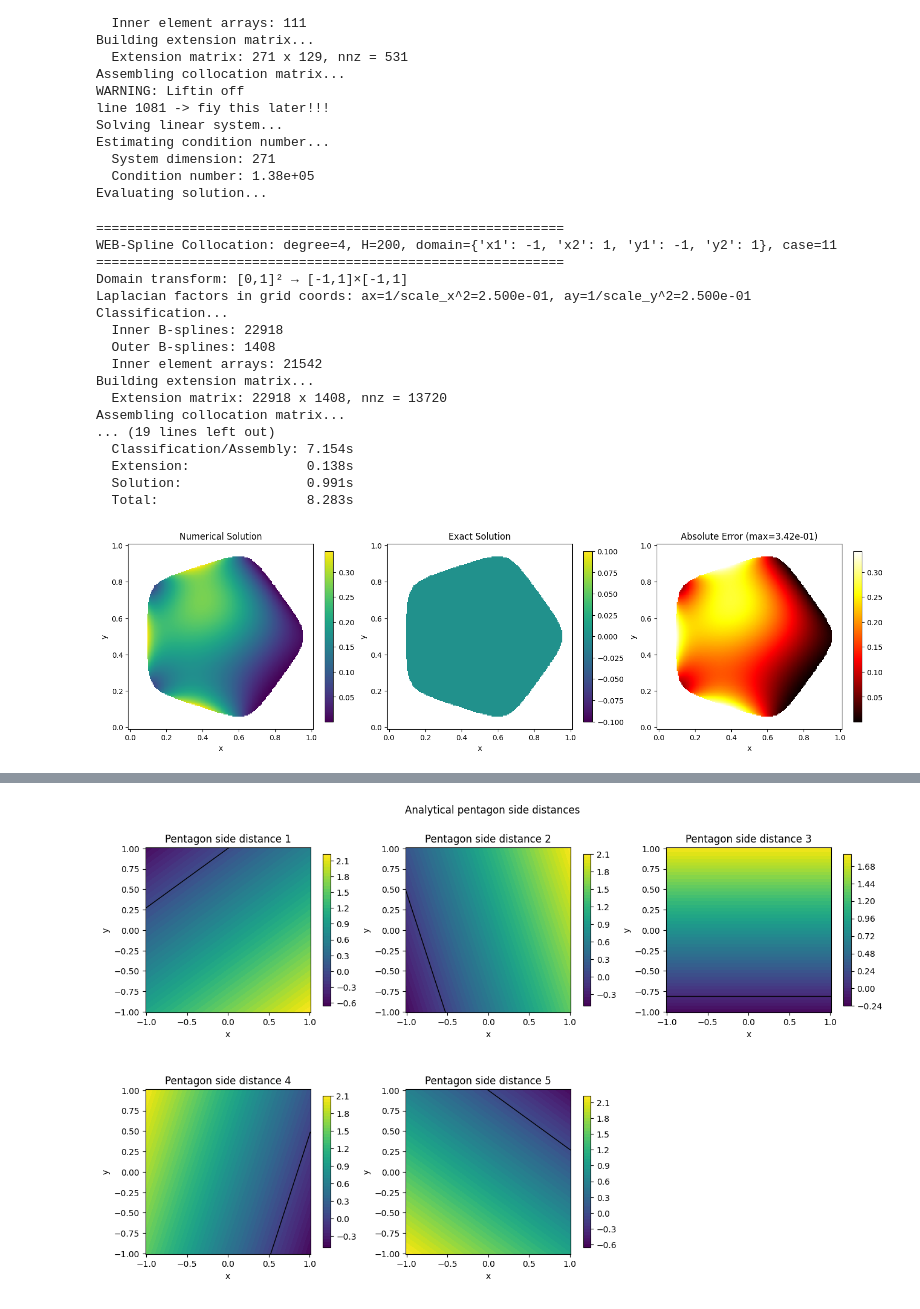
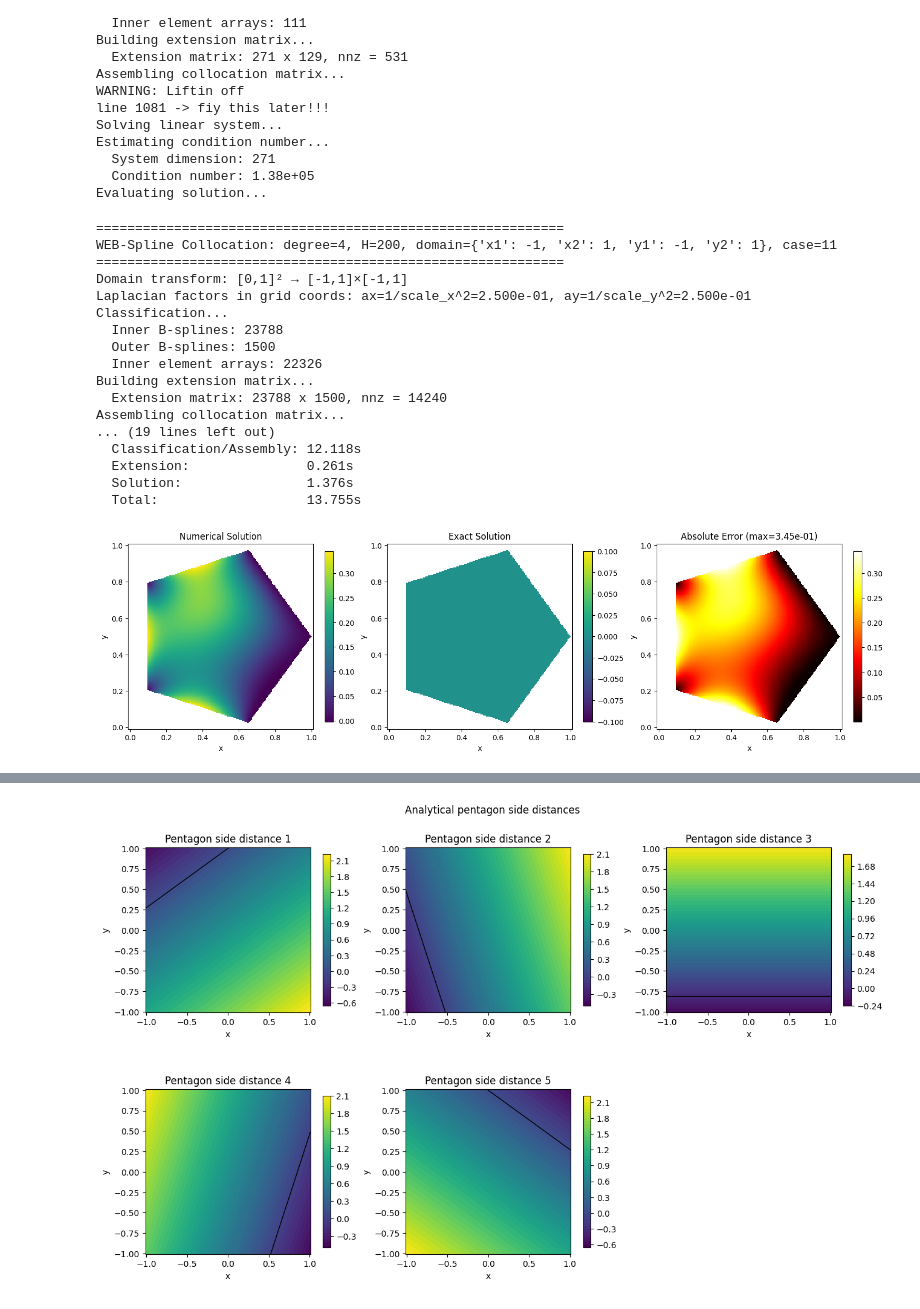
Before and after one commit to csgellert/NeuralIGA, a Jupyter notebook: advanced_neural_iga/advanced_colloc/colloc_results.ipynb, the cells around one changed output, grey strips where cells are left out. Saved outputs shown, nothing was run; the diff lists cells and outputs as text; code cells hidden in the pictures.

```diff
--- a/advanced_neural_iga/advanced_colloc/colloc_results.ipynb
+++ b/advanced_neural_iga/advanced_colloc/colloc_results.ipynb
@@ -104,44 +104,45 @@ importlib.reload(PDE_testcases)
 importlib.reload(Geomertry)
 import inhomogenous_boundary as ihbnd
 importlib.reload(ihbnd)
 
 # Analytical 5-output pentagon distance model.
 # Use the scalar adapter for run_example, and keep the 5-output model for model_ms.
 #model_MS = netdefs.load_test_model("SIREN_pentagon_MSSDF_02", "SIREN", params={"architecture": [2, 256, 256, 256, 5], "w_0": 15, "w_hidden": 30.0})
 model_MS = Geomertry.AnaliticalDistancePentagon_SideDistances(radius=1.0, rotation=0.0)
 #model = ihbnd.sharp_min_distance_function(model_MS)
-model = ihbnd.smooth_min_distance_function(model_MS, alpha=10.0)
-#model = ihbnd.R_func_min(model=model_MS)
+#model = ihbnd.smooth_min_distance_function(model_MS, alpha=10.0)
+#model = ihbnd.sharp_min_distance_function_hollig(model=model_MS, delta = 0.05, gamma= 3)
+model = ihbnd.R_func_min(model=model_MS)
 # Enable return_coefficients=True so we can use the result for pointwise evaluation.
 res = cWEB.run_example(
     model=model,
     n=4,
     H=200,
     function_case=11,
     verbose=True,
     plot_mode='2d',
     return_coefficients=True,
     model_ms=model_MS,
 )
 # %% [output]
 ============================================================
 WEB-Spline Collocation: degree=4, H=200, domain={'x1': -1, 'x2': 1, 'y1': -1, 'y2': 1}, case=11
 ============================================================
 Domain transform: [0,1]² → [-1,1]×[-1,1]
 Laplacian factors in grid coords: ax=1/scale_x^2=2.500e-01, ay=1/scale_y^2=2.500e-01
 Classification...
-  Inner B-splines: 22918
-  Outer B-splines: 1408
-  Inner element arrays: 21542
+  Inner B-splines: 23788
+  Outer B-splines: 1500
+  Inner element arrays: 22326
 Building extension matrix...
-  Extension matrix: 22918 x 1408, nnz = 13720
+  Extension matrix: 23788 x 1500, nnz = 14240
 Assembling collocation matrix...
 ... (19 lines left out)
-  Classification/Assembly: 7.154s
-  Extension:               0.138s
-  Solution:                0.991s
-  Total:                   8.283s
+  Classification/Assembly: 12.118s
+  Extension:               0.261s
+  Solution:                1.376s
+  Total:                   13.755s
-[figure, old version]
+[figure, new version]
 # %%
 # Plot ground truth, reconstructed solution, and absolute error at CSV sample points
 importlib.reload(ihbnd)
```
Also changed, not shown: parts of 2 cells of this notebook, 3 other files.
